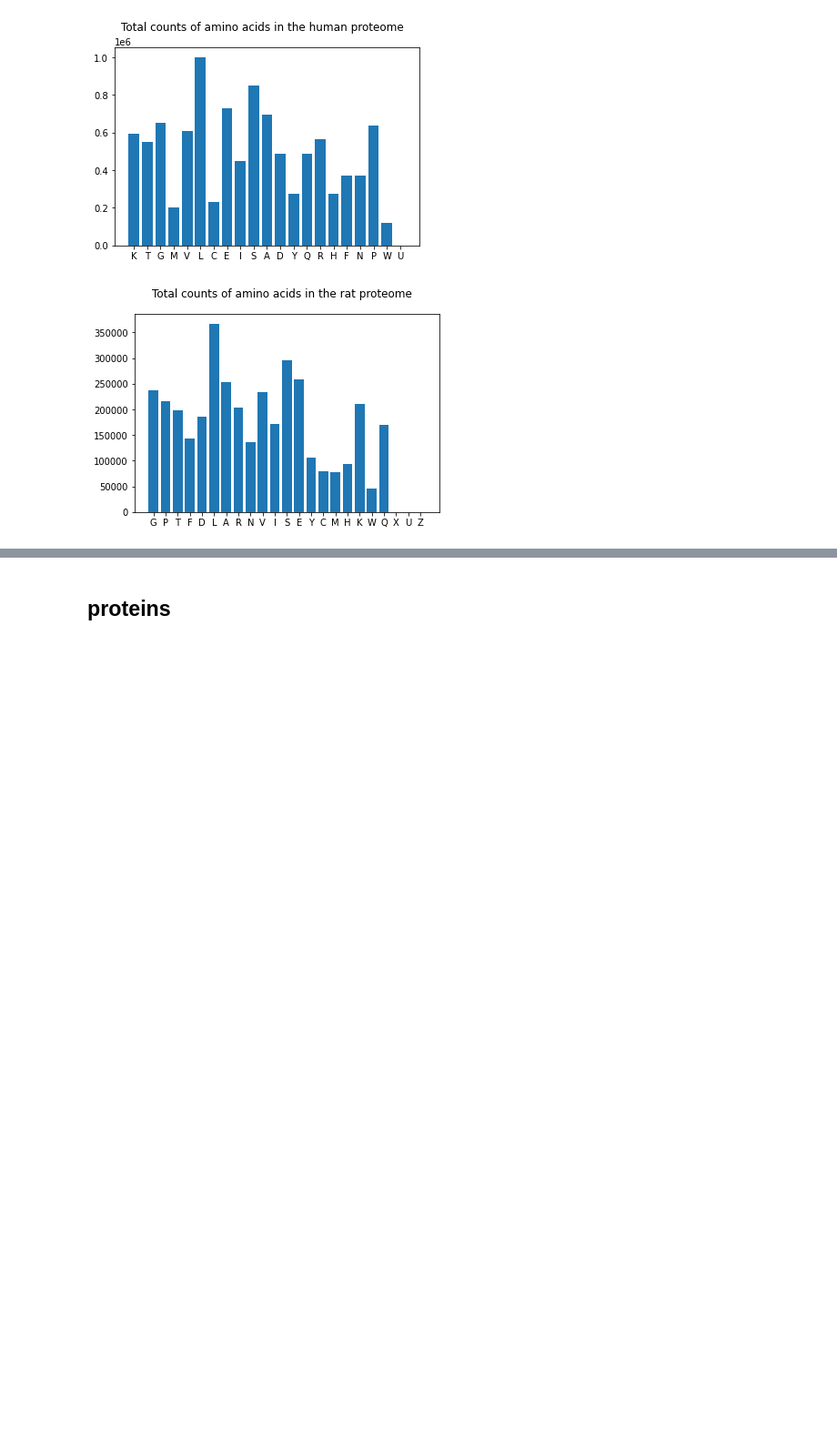
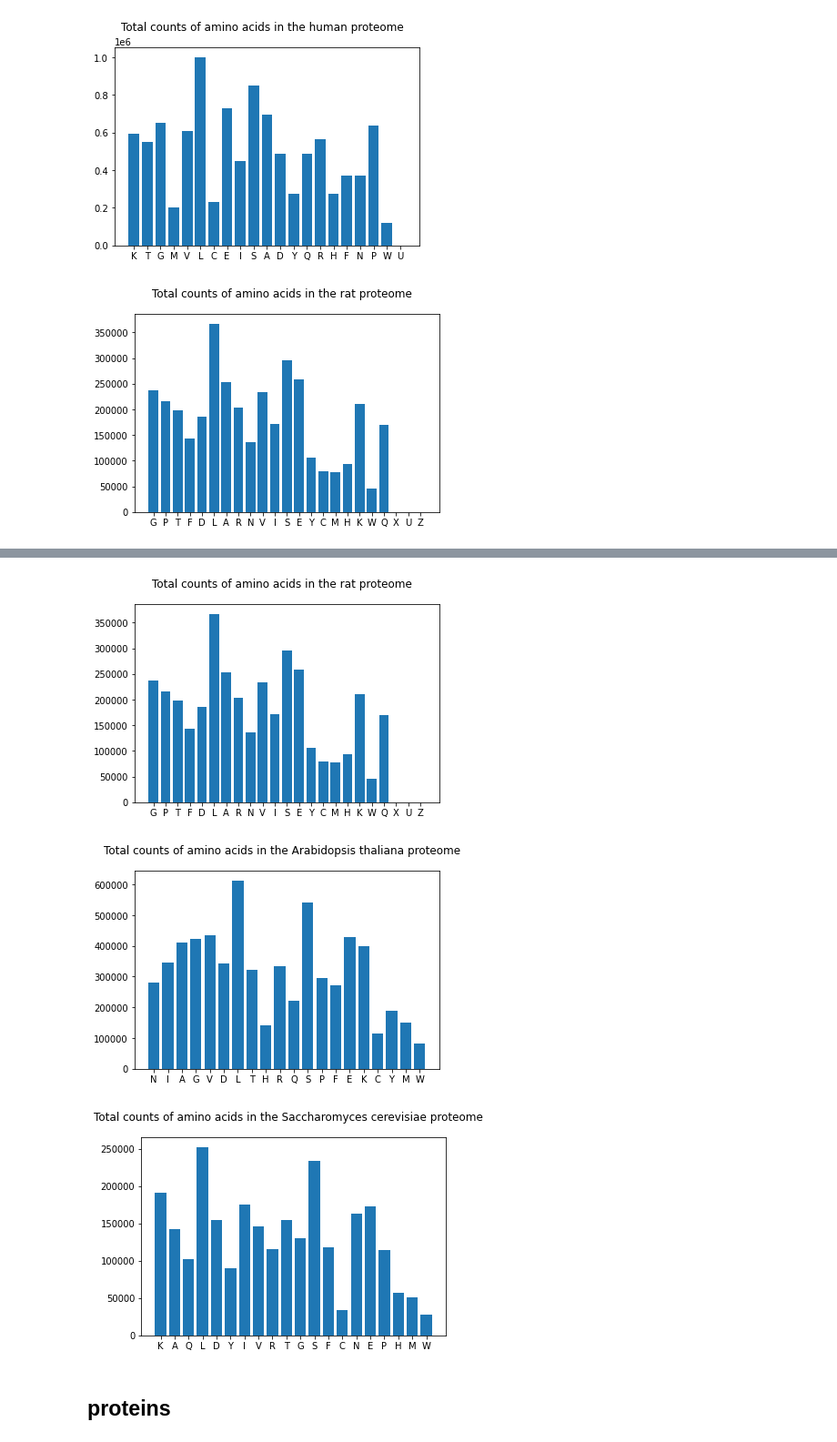
Before and after one commit to AnilesE/advanced_python_2021-22_HD, a Jupyter notebook: exercises/day2/plot_aa_histogram.ipynb, the cells around one changed output, grey strips where cells are left out. Shown at 91% size. Saved outputs shown, nothing was run; the diff lists cells and outputs as text; code cells hidden in the pictures; blank space fills up the shorter version.

```diff
--- a/exercises/day2/plot_aa_histogram.ipynb
+++ b/exercises/day2/plot_aa_histogram.ipynb
@@ -86,3 +97,29 @@ plot_hist(path_csv, path_png, "Total counts of amino acids in the Arabidopsis th
+# %%
+pp = PdfPages('kingdoms.pdf')
+
+def retFig(csv_file, title):
+    with open(csv_file) as f:                                   # open .csv file
+        reader = csv.reader(f)
+        as_counts = dict(reader)                            # change type to dictionary
+        for keys in as_counts:
+            as_counts[keys] = int(as_counts[keys])          # change data type of counts from strin to integer
+        fig = plt.figure()
+        a= plt.bar(as_counts.keys(), as_counts.values())       # plot histogram
+        b = plt.suptitle(title)
+        return fig
+fig1 = retFig("rat_aminoacids_counts.csv", "Total counts of amino acids in the rat proteome")
+fig2 = retFig("plant_aminoacids_counts.csv", "Total counts of amino acids in the Arabidopsis thaliana proteome")
+fig3 = retFig("fungi_aminoacids_counts.csv", "Total counts of amino acids in the Saccharomyces cerevisiae proteome")
+
+pp = PdfPages('kingdoms.pdf')
+pp.savefig(fig1)
+pp.savefig(fig2)
+pp.savefig(fig3)
+pp.close()
+# %% [output]
+[figure, added]
+[figure, added]
+[figure, added]
 # %% [markdown]
 ## proteins
 # %%
```
Also changed, not shown: parts of 11 cells of this notebook.
